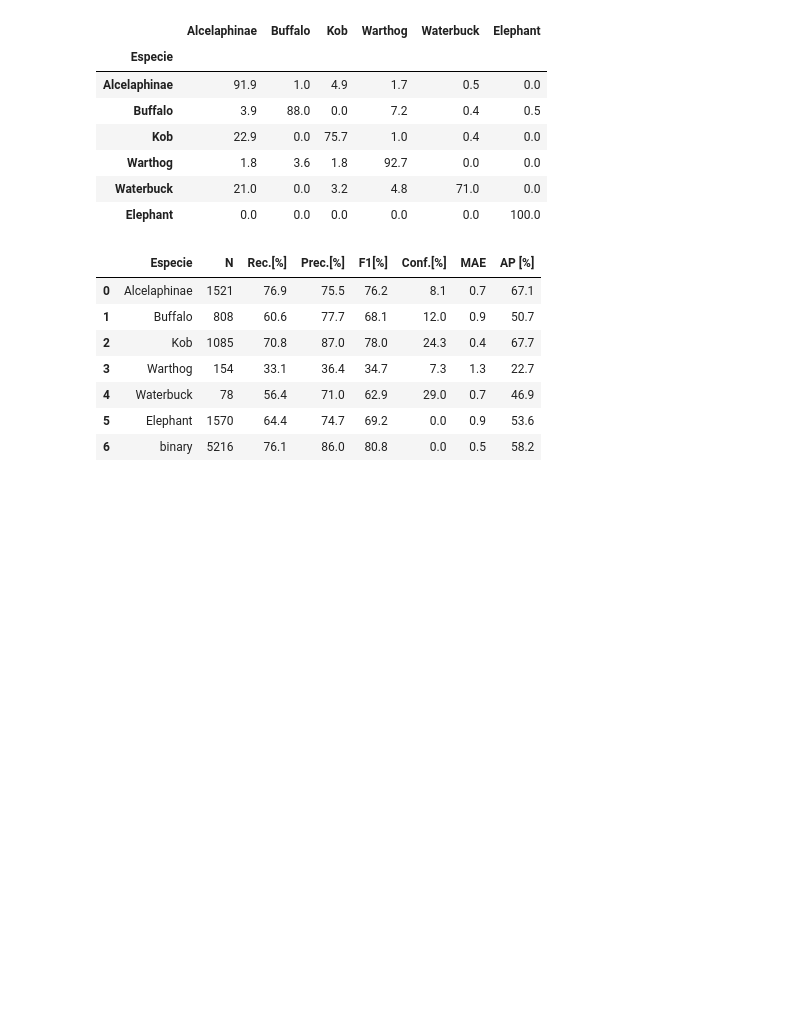
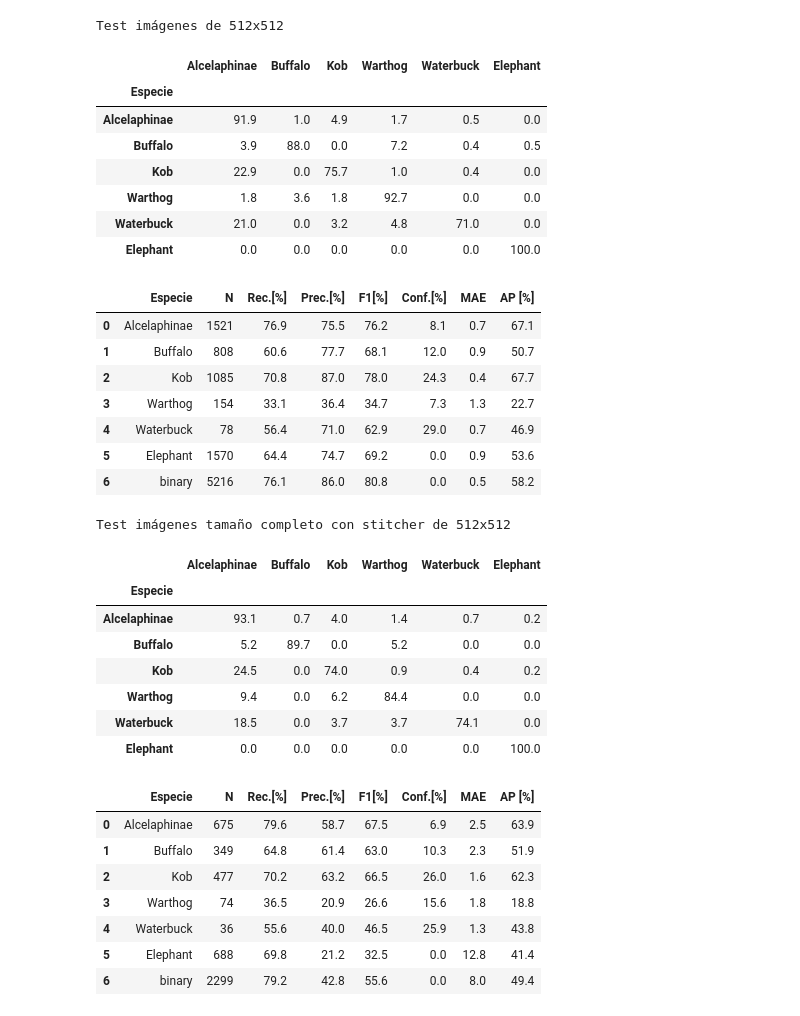
Before and after one commit to maia-2025-vision/proyecto-de-grado, a Jupyter notebook: notebooks/train-herdnet.ipynb, the cells around one changed output. Saved outputs shown, nothing was run; the diff lists cells and outputs as text; code cells hidden in the pictures; blank space fills up the shorter version.

```diff
--- a/notebooks/train-herdnet.ipynb
+++ b/notebooks/train-herdnet.ipynb
@@ -462,30 +557,60 @@ matrix_v4 = conf_matrix_to_pct(
 metrics_test_v4 = massage_metrics(
     pd.read_csv("data/test_results/herdnet_v4/metrics_results.csv")
 ).to_html()
+matrix_v4_bs = conf_matrix_to_pct(
+    pd.read_csv("data/test_results/herdnet_v4_full_imgs/confusion_matrix.csv")
+).to_html()
+metrics_test_v4_bs = massage_metrics(
+    pd.read_csv("data/test_results/herdnet_v4_full_imgs/metrics_results.csv")
+).to_html()
 
 display_html(
     f"""
+<h3 style="text-align: center;">Test imágenes de 512x512</h3>
 <div style="display: flex; gap: 50px;">
     <div>{matrix_v4}</div>
     <div>{metrics_test_v4}</div>
 </div>
+<h3 style="text-align: center;">Test imágenes tamaño completo con stitcher de 512x512</h3>
+<div style="display: flex; gap: 50px;">
+    <div>{matrix_v4_bs}</div>
+    <div>{metrics_test_v4_bs}</div>
+</div>
 """,
     raw=True,
 )
 # %% [output]
+Test imágenes de 512x512
 |  | Alcelaphinae | Buffalo | Kob | Warthog | Waterbuck | Elephant |
 | Especie |  |  |  |  |  |  |
 | Alcelaphinae | 91.9 | 1.0 | 4.9 | 1.7 | 0.5 | 0.0 |
 | Buffalo | 3.9 | 88.0 | 0.0 | 7.2 | 0.4 | 0.5 |
 | Kob | 22.9 | 0.0 | 75.7 | 1.0 | 0.4 | 0.0 |
 | Warthog | 1.8 | 3.6 | 1.8 | 92.7 | 0.0 | 0.0 |
 | Waterbuck | 21.0 | 0.0 | 3.2 | 4.8 | 71.0 | 0.0 |
 | Elephant | 0.0 | 0.0 | 0.0 | 0.0 | 0.0 | 100.0 |
 |  | Especie | N | Rec.[%] | Prec.[%] | F1[%] | Conf.[%] | MAE | AP [%] |
 | 0 | Alcelaphinae | 1521 | 76.9 | 75.5 | 76.2 | 8.1 | 0.7 | 67.1 |
 | 1 | Buffalo | 808 | 60.6 | 77.7 | 68.1 | 12.0 | 0.9 | 50.7 |
 | 2 | Kob | 1085 | 70.8 | 87.0 | 78.0 | 24.3 | 0.4 | 67.7 |
 | 3 | Warthog | 154 | 33.1 | 36.4 | 34.7 | 7.3 | 1.3 | 22.7 |
 | 4 | Waterbuck | 78 | 56.4 | 71.0 | 62.9 | 29.0 | 0.7 | 46.9 |
 | 5 | Elephant | 1570 | 64.4 | 74.7 | 69.2 | 0.0 | 0.9 | 53.6 |
 | 6 | binary | 5216 | 76.1 | 86.0 | 80.8 | 0.0 | 0.5 | 58.2 |
+Test imágenes tamaño completo con stitcher de 512x512
+|  | Alcelaphinae | Buffalo | Kob | Warthog | Waterbuck | Elephant |
+| Especie |  |  |  |  |  |  |
+| Alcelaphinae | 93.1 | 0.7 | 4.0 | 1.4 | 0.7 | 0.2 |
+| Buffalo | 5.2 | 89.7 | 0.0 | 5.2 | 0.0 | 0.0 |
+| Kob | 24.5 | 0.0 | 74.0 | 0.9 | 0.4 | 0.2 |
+| Warthog | 9.4 | 0.0 | 6.2 | 84.4 | 0.0 | 0.0 |
+| Waterbuck | 18.5 | 0.0 | 3.7 | 3.7 | 74.1 | 0.0 |
+| Elephant | 0.0 | 0.0 | 0.0 | 0.0 | 0.0 | 100.0 |
+|  | Especie | N | Rec.[%] | Prec.[%] | F1[%] | Conf.[%] | MAE | AP [%] |
+| 0 | Alcelaphinae | 675 | 79.6 | 58.7 | 67.5 | 6.9 | 2.5 | 63.9 |
+| 1 | Buffalo | 349 | 64.8 | 61.4 | 63.0 | 10.3 | 2.3 | 51.9 |
+| 2 | Kob | 477 | 70.2 | 63.2 | 66.5 | 26.0 | 1.6 | 62.3 |
+| 3 | Warthog | 74 | 36.5 | 20.9 | 26.6 | 15.6 | 1.8 | 18.8 |
+| 4 | Waterbuck | 36 | 55.6 | 40.0 | 46.5 | 25.9 | 1.3 | 43.8 |
+| 5 | Elephant | 688 | 69.8 | 21.2 | 32.5 | 0.0 | 12.8 | 41.4 |
+| 6 | binary | 2299 | 79.2 | 42.8 | 55.6 | 0.0 | 8.0 | 49.4 |
```
Also changed, not shown: parts of 17 cells of this notebook, 2 other files.
